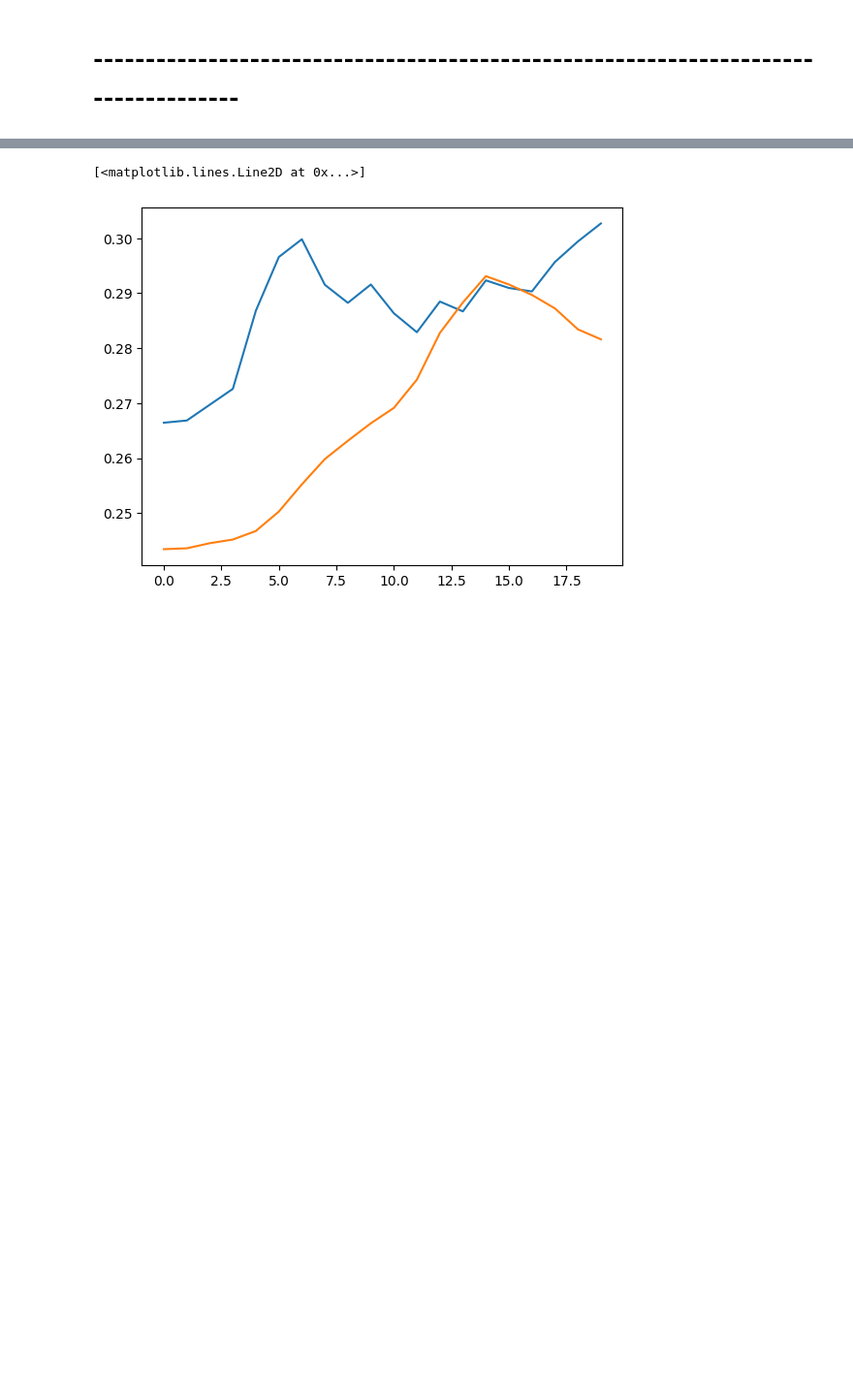
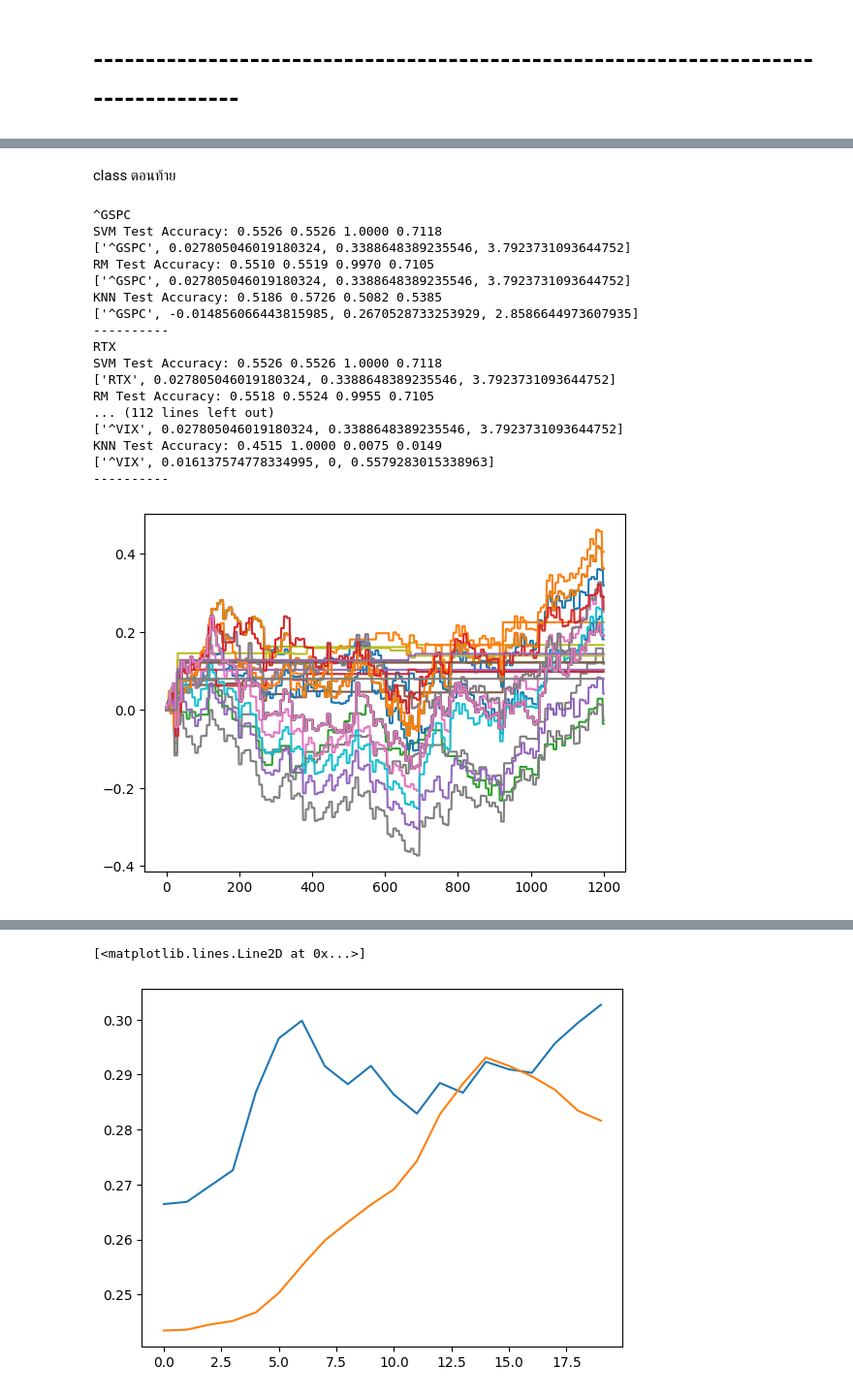
Before and after one commit to BrossBoy/internship, a Jupyter notebook: lstm_gold_volume.ipynb, the cells around one changed output, grey strips where cells are left out. Shown at 97% size. Cells and saved outputs as stored; diff of their text form; code cells hidden in the pictures; blank space fills up the shorter version.

```diff
--- a/lstm_gold_volume.ipynb
+++ b/lstm_gold_volume.ipynb
@@ -151,0 +295,3 @@ pct = data.loc[date]["Close"]["GC=F"].pct_change().cumsum()
+# %%
+for i in finances:
+    print(i)
@@ -151,0 +322,8 @@ pct = data.loc[date]["Close"]["GC=F"].pct_change().cumsum()
+# %%
+from sklearn.metrics import accuracy_score, precision_score, recall_score, f1_score
+for i in range(len(vol)):
+    accuracy = accuracy_score(real_actions[i], my_actions[i])
+    precision = precision_score(real_actions[i], my_actions[i])
+    recall = recall_score(real_actions[i], my_actions[i])
+    f1 = f1_score(real_actions[i], my_actions[i])
+    print(vol[i], accuracy, precision, recall, f1)
@@ -151,0 +347,2 @@ pct = data.loc[date]["Close"]["GC=F"].pct_change().cumsum()
+# %% [markdown]
+class ตอนท้าย
@@ -151,0 +450,51 @@ pct = data.loc[date]["Close"]["GC=F"].pct_change().cumsum()
+# %%
+def get_class(predict, target, y):
+    train_data = []
+    class_data = []
+    for i in range(target, len(predict)):
+        train_data.append(np.array(predict[i - target:i]).flatten())
+        if y[i-1] > y[i-target]:
+            class_data.append(1)
+        else:
+            class_data.append(0)
+    return np.array(train_data), np.array(class_data)
+# %%
+taget_date = 7
+for i in range(len(vol)):
+    # if vol[i] == "QQQ" or vol[i] == "RTX":
+    print(vol[i])
+    train_data, train_class_data = get_class(train_predict[i], taget_date, y_train)
+    test_data, test_class_data = get_class(predict_models[i], taget_date, y_test)
+    svm_m = svm_model(train_data, train_class_data, test_data, test_class_data)
+    back_test_class(svm_m, predict_models[i], vol[i])
+    # print()
+    rm_m = RM_model(train_data, train_class_data, test_data, test_class_data)
+    back_test_class(rm_m, predict_models[i], vol[i])
+    # print()
+    knn_m = k_NN(train_data, train_class_data, test_data, test_class_data)
+    back_test_class(knn_m, predict_models[i], vol[i])
+    print("-"*10)
+        # print(train_data[0:2], train_class_data[0])
+        # print(test_data[:2], test_class_data[0])
+
+    # break
+# print(y_train[:10])
+# %% [output]
+^GSPC
+SVM Test Accuracy: 0.5526 0.5526 1.0000 0.7118
+['^GSPC', 0.027805046019180324, 0.3388648389235546, 3.7923731093644752]
+RM Test Accuracy: 0.5510 0.5519 0.9970 0.7105
+['^GSPC', 0.027805046019180324, 0.3388648389235546, 3.7923731093644752]
+KNN Test Accuracy: 0.5186 0.5726 0.5082 0.5385
+['^GSPC', -0.014856066443815985, 0.2670528733253929, 2.8586644973607935]
+----------
+RTX
+SVM Test Accuracy: 0.5526 0.5526 1.0000 0.7118
+['RTX', 0.027805046019180324, 0.3388648389235546, 3.7923731093644752]
+RM Test Accuracy: 0.5518 0.5524 0.9955 0.7105
+... (112 lines left out)
+['^VIX', 0.027805046019180324, 0.3388648389235546, 3.7923731093644752]
+KNN Test Accuracy: 0.4515 1.0000 0.0075 0.0149
+['^VIX', 0.016137574778334995, 0, 0.5579283015338963]
+----------
+[figure, added]
```
Also changed, not shown: parts of 14 cells of this notebook.
